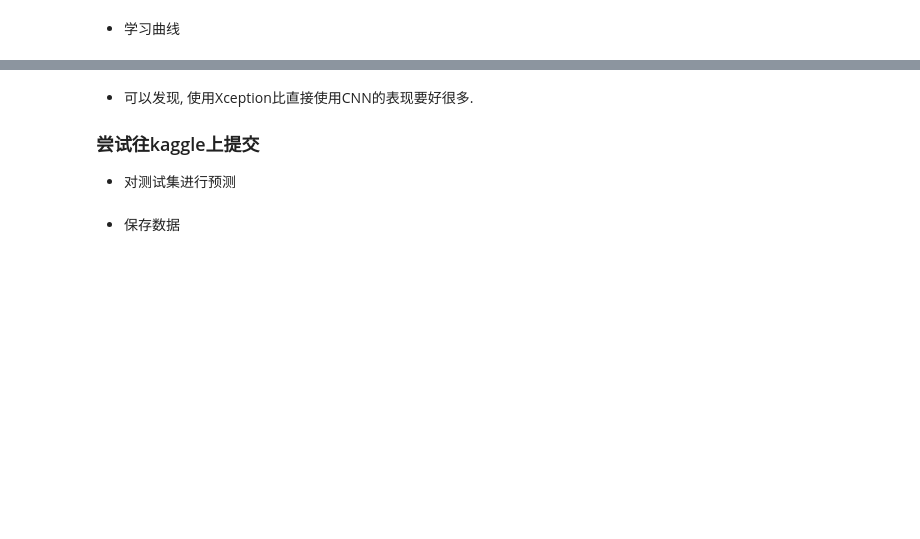
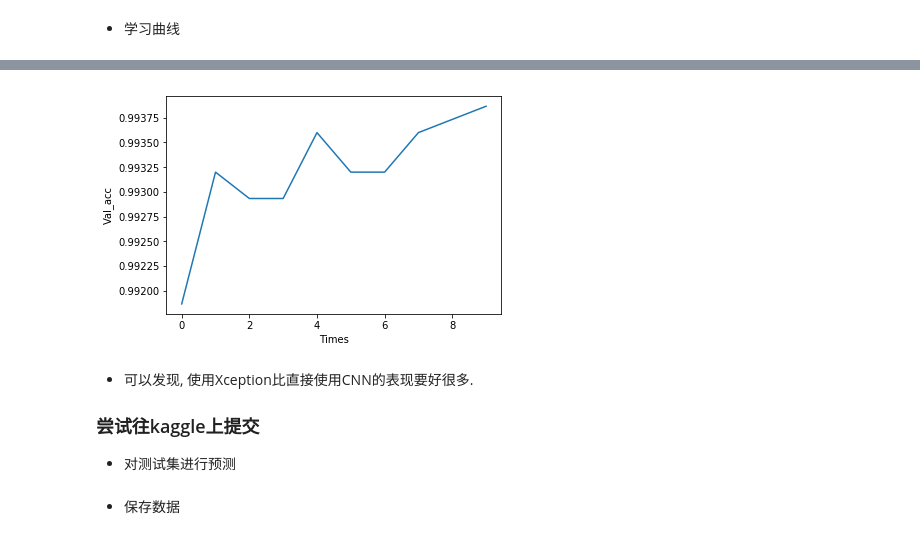
Before and after one commit to kylechenoO/Dogs_vs_Cats, a Jupyter notebook: Dogs_vs_Cats.ipynb, the cells around one changed output, grey strips where cells are left out. Drawn from its saved outputs; the diff is of its cells as text; code cells hidden in the pictures; blank space fills up the shorter version.

```diff
--- a/Dogs_vs_Cats.ipynb
+++ b/Dogs_vs_Cats.ipynb
@@ -370,3 +379,11 @@ plt.show()
+# %%
+# val_loss学习曲线
+plt.plot(hist_Xception.history['val_acc'])
+plt.xlabel('Times')
+plt.ylabel('Val_acc')
+plt.show()
+# %% [output]
+[figure, added]
 # %% [markdown]
 -   可以发现, 使用Xception比直接使用CNN的表现要好很多.
 ###   尝试往kaggle上提交
```
Also changed, not shown: parts of 11 cells of this notebook.
